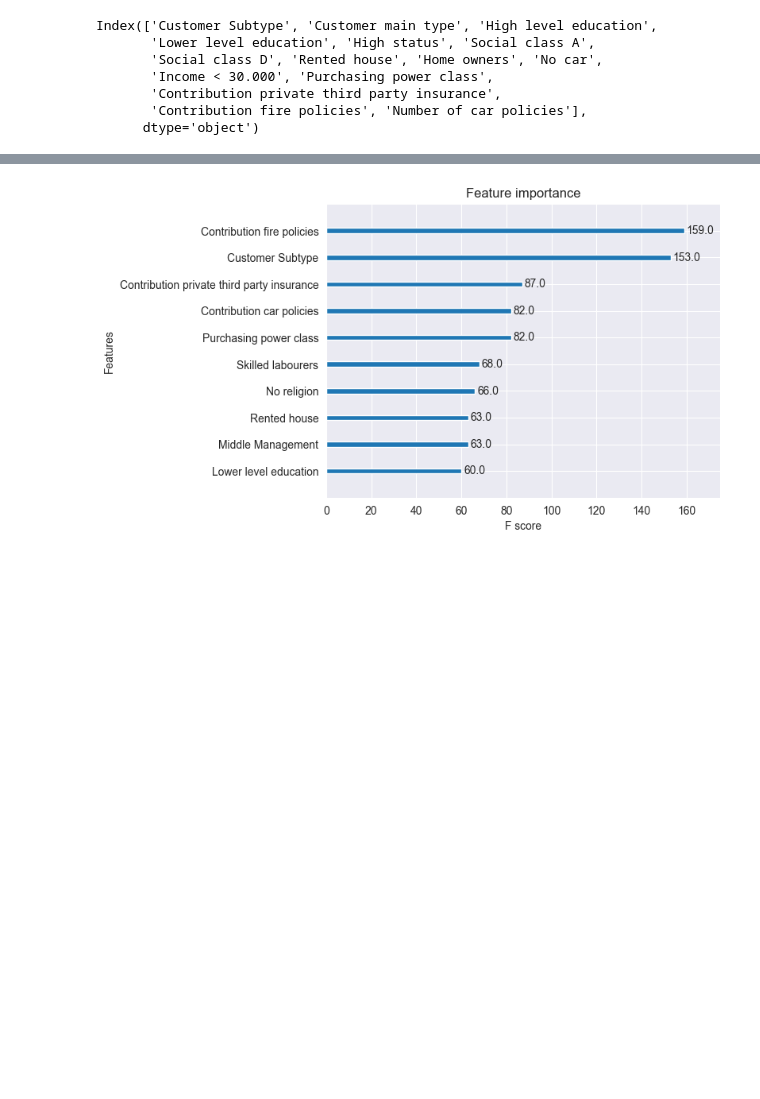
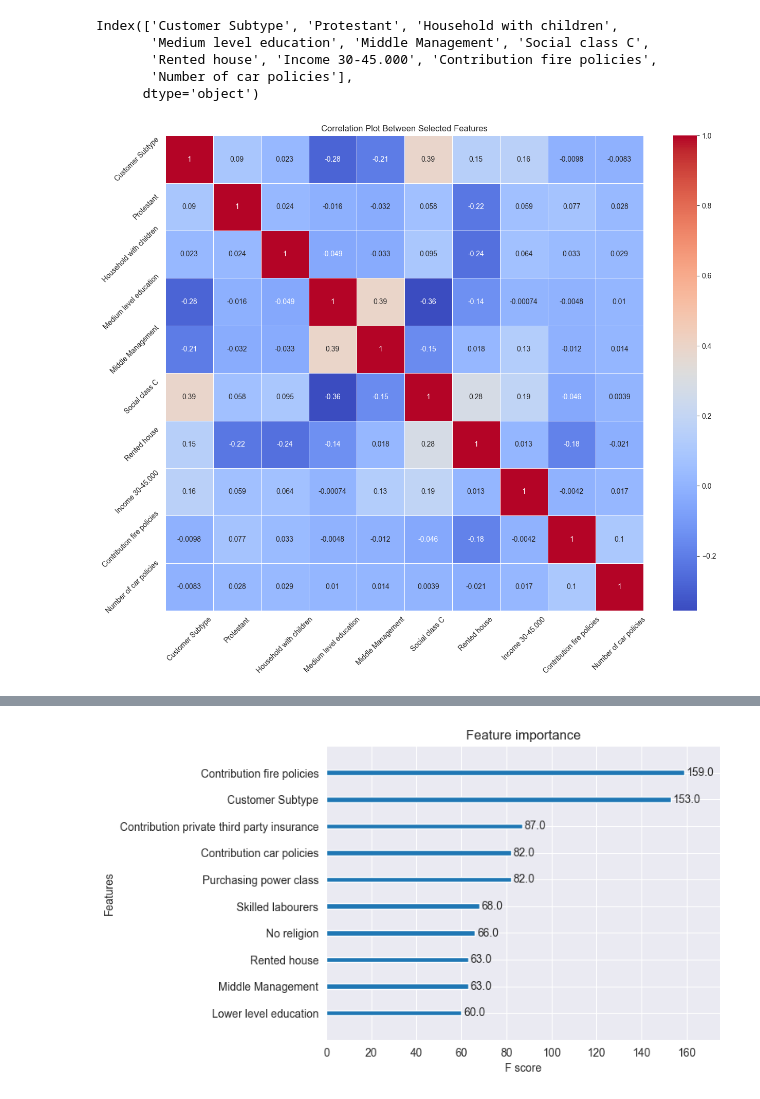
Before and after one commit to lschulte09/DataMiningCourse, a Jupyter notebook: Lab3.ipynb, the cells around one changed output, grey strips where cells are left out. Drawn from its saved outputs; the diff is of its cells as text; code cells hidden in the pictures; blank space fills up the shorter version.

```diff
--- a/Lab3.ipynb
+++ b/Lab3.ipynb
@@ -72,22 +71,34 @@ Index(['Customer Subtype', 'Customer main type', 'Other relation', 'Singles',
 # %%
 # more generally, we can also try recursive feature elimination on the preliminary selection:
 
 from sklearn.feature_selection import RFE
 from sklearn.ensemble import RandomForestClassifier
 
 model = RandomForestClassifier()
 
-rfe = RFE(model, n_features_to_select=15)
-rfe.fit(reduced_x, y)
+rfe = RFE(model, n_features_to_select=10)
+rfe.fit(X, y)
 
-selected_features = reduced_x.columns[rfe.support_]
+selected_features = X.columns[rfe.support_]
 print(selected_features)
+
+reduced_x = X[selected_features]
+corr_matrix = reduced_x.corr()
+
+plt.figure(figsize=(15,12))
+sns.heatmap(corr_matrix, annot=True, cmap='coolwarm', linewidths=0.5)
+plt.title('Correlation Plot Between Selected Features')
+plt.xticks(rotation=45)
+plt.yticks(rotation=45)
+plt.show()
+
+for feature in selected_features:
+    total_features[feature] += 1
 # %% [output]
-Index(['Customer Subtype', 'Customer main type', 'High level education',
-       'Lower level education', 'High status', 'Social class A',
-       'Social class D', 'Rented house', 'Home owners', 'No car',
-       'Income < 30.000', 'Purchasing power class',
-       'Contribution private third party insurance',
-       'Contribution fire policies', 'Number of car policies'],
+Index(['Customer Subtype', 'Protestant', 'Household with children',
+       'Medium level education', 'Middle Management', 'Social class C',
+       'Rented house', 'Income 30-45.000', 'Contribution fire policies',
+       'Number of car policies'],
       dtype='object')
+[figure, added]
 # %%
```
Also changed, not shown: parts of 8 cells of this notebook, 4 other files.
